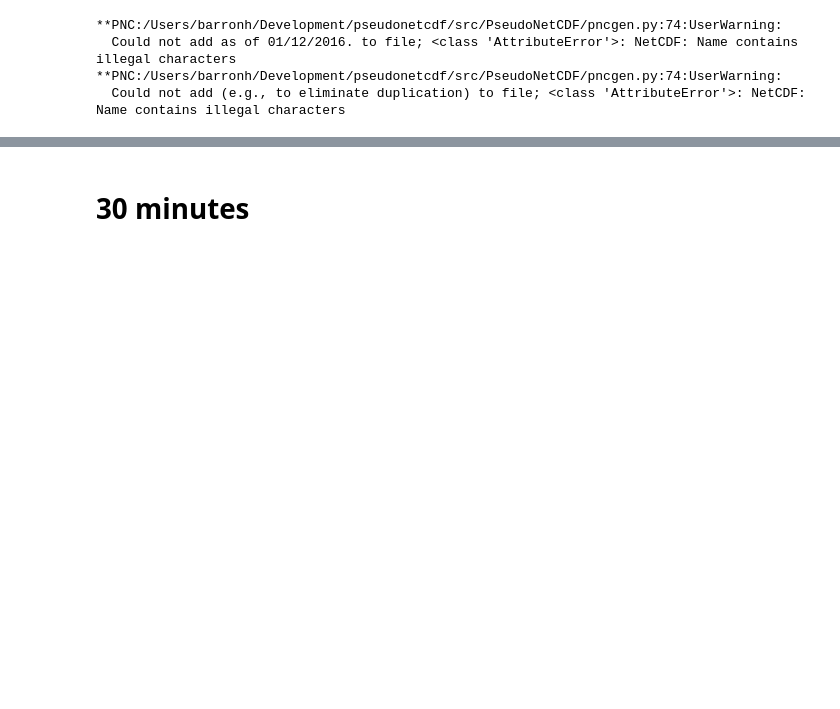
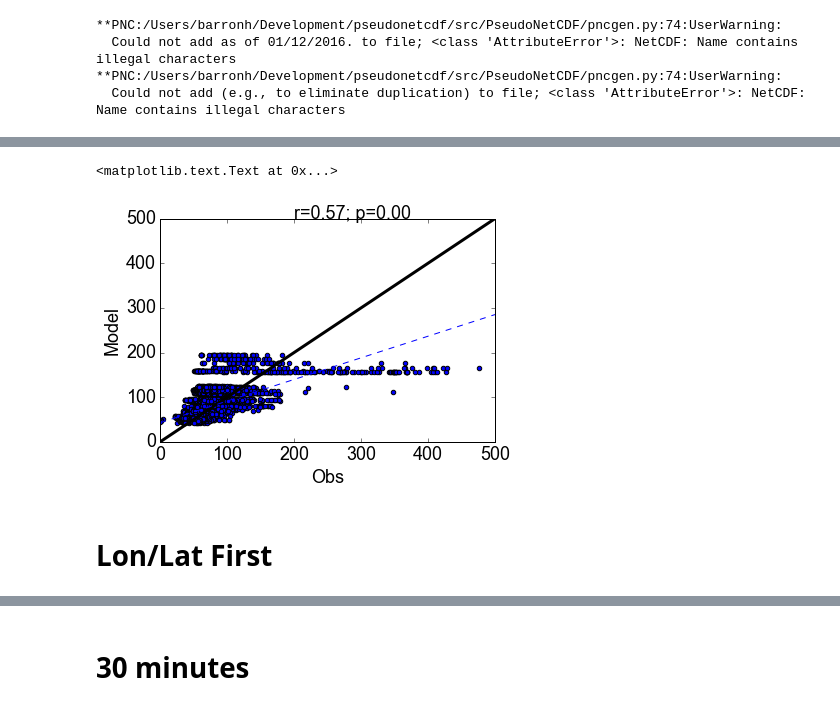
Before and after one commit to barronh/GCandPython, a Jupyter notebook: PNC_02Figures.ipynb, the cells around one changed output, grey strips where cells are left out. Saved outputs shown, nothing was run; the diff lists cells and outputs as text; code cells hidden in the pictures; blank space fills up the shorter version.

```diff
--- a/PNC_02Figures.ipynb
+++ b/PNC_02Figures.ipynb
@@ -673,0 +716,19 @@ To impose your own order, use standard options (global options) and then use --
+# %%
+from scipy.spatial import KDTree
+from PseudoNetCDF import PNC
+# Read Model Data
+margs = PNC('-c', "layer73,valid,0.5,0.5", '--format=bpch,nogroup=("IJ-AVG-$","PEDGE-$"),vertgrid="GEOS-5-NATIVE"', "bpch/ctm.bpch.v10-01-public-Run0.2013050100")
+mfile = margs.ifile[0]
+mlon = mfile.variables['longitude']
+mlat = mfile.variables['latitude']
+mpres = mfile.variables['PSURF']
+mO3 = mfile.variables['O3']
+
+
+# Read Observations
+oargs = PNC("-f", "ffi1001", "--rename=v,O3_ESRL,O3", "--variables=Fractional_Day,O3_ESRL,LATITUDE,LONGITUDE,PRESSURE", "--expr=latitude=LATITUDE;longitude=np.where(LONGITUDE>180,LONGITUDE-360,LONGITUDE);time=Fractional_Day*24*3600;time.units=\"seconds since 2011-12-31\"", "icartt/dc3-mrg60-dc8_merge_20120518_R7_thru20120622.ict")
+ofile = oargs.ifile[0]
+olons = ofile.variables['longitude']
+olats = ofile.variables['latitude']
+opres = ofile.variables['PRESSURE']
+oO3 = ofile.variables['O3']
@@ -673,0 +737,27 @@ To impose your own order, use standard options (global options) and then use --
+# %%
+MLON, MLAT = np.meshgrid(mlon, mlat)
+MLON = MLON * np.ones_like(mO3[0])
+MLAT = MLAT * np.ones_like(mO3[0])
+# %%
+tree = KDTree(np.ma.array([mpres.ravel(), MLAT.ravel(), MLON.ravel()]).T)
+dists, idxs = tree.query(np.ma.array([opres, olats, olons]).T)
+presidxs, latidxs, lonidxs = np.unravel_index(idxs, MLAT.shape)
+moO3 = mO3[:, presidxs, latidxs, lonidxs][0]
+# %%
+plt.scatter(oO3[:], moO3)
+plt.plot([0,500], [0,500], ls = '-', lw = 3, color = 'k')
+plt.xlim(0, 500)
+plt.ylim(0, 500)
+plt.ylabel('Model')
+plt.xlabel('Obs')
+
+from scipy.stats.mstats import linregress
+lr = linregress(oO3[:], moO3[:])
+x = np.array([0, 500])
+plt.plot(x, lr.slope * x + lr.intercept, ls = '--')
+plt.text(200, 500, 'r=%.2f; p=%.2f' % (lr.rvalue, lr.pvalue))
+# %% [output]
+<matplotlib.text.Text at 0x...>
+[figure, added]
+# %% [markdown]
+# Lon/Lat First
```
Also changed, not shown: parts of 37 cells of this notebook.
